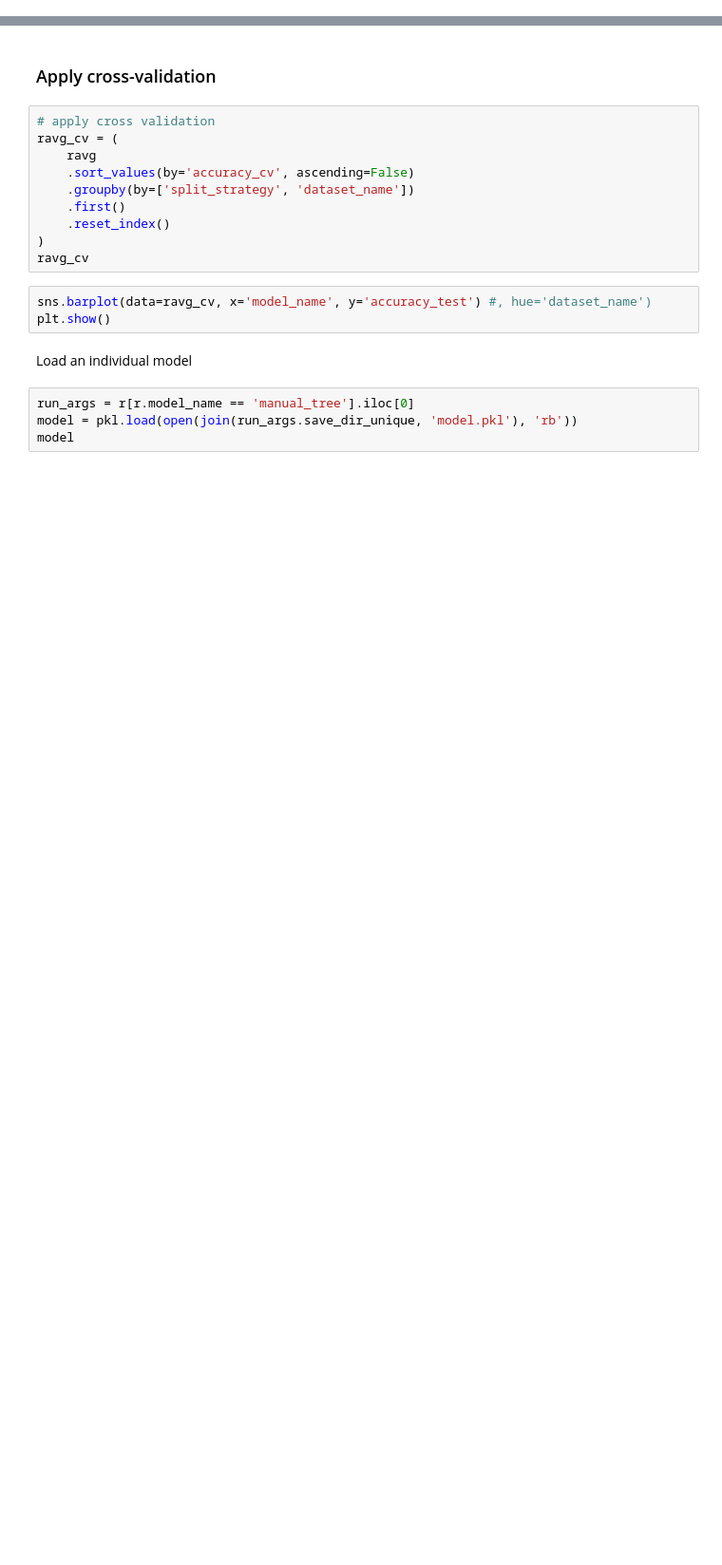
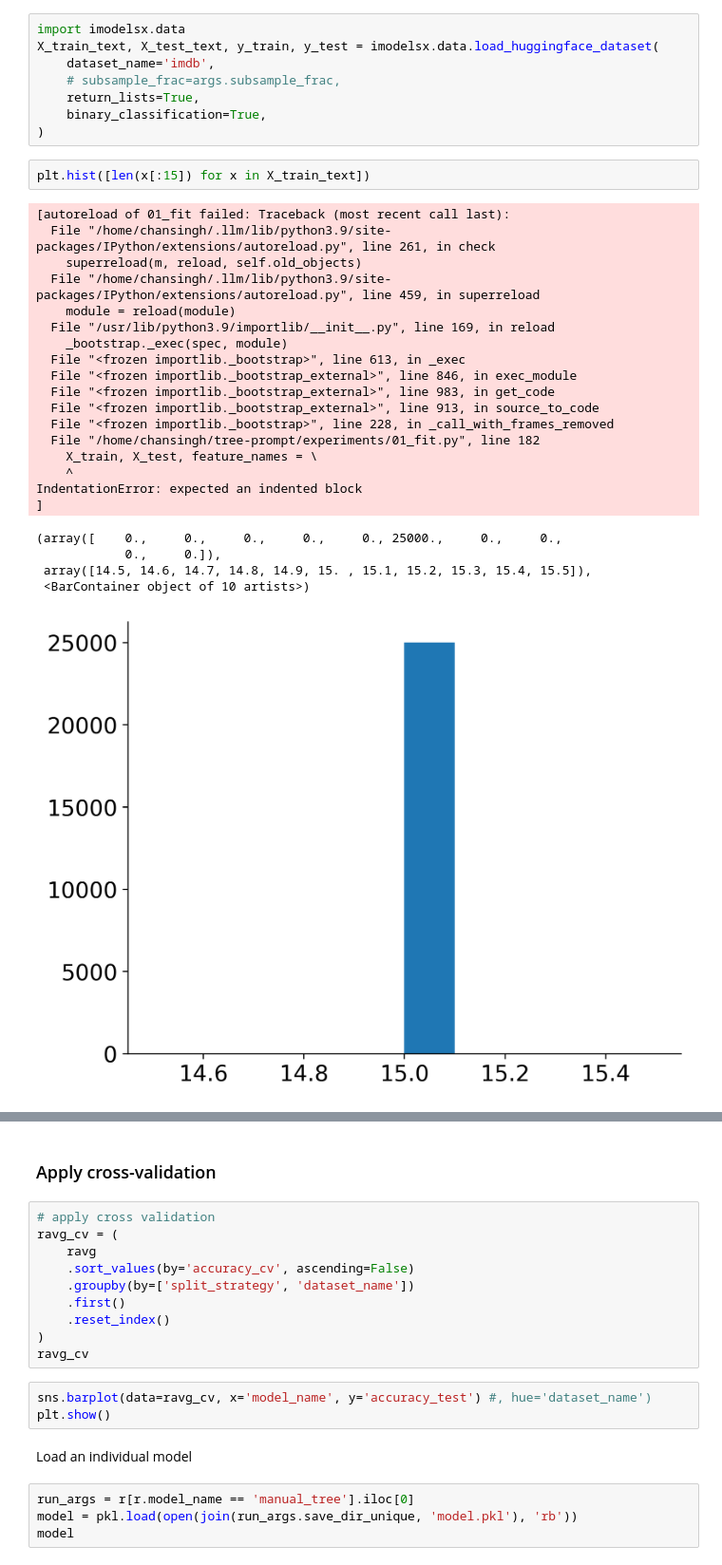
Before and after one commit to csinva/tree-prompt, a Jupyter notebook: notebooks/01_model_results.ipynb, the cells around one changed output, grey strips where cells are left out. Shown at 95% size. Drawn from its saved outputs; the diff is of its cells as text; blank space fills up the shorter version.

```diff
--- a/notebooks/01_model_results.ipynb
+++ b/notebooks/01_model_results.ipynb
@@ -48,6 +49,39 @@ ravg = (
 #         [['dataset_name', 'model_name', 'num_prompts', 'prompt_source', 'verbalizer_num', 'roc_auc_test']]
 #         .round(3)
 #     )
+# %%
+import imodelsx.data
+X_train_text, X_test_text, y_train, y_test = imodelsx.data.load_huggingface_dataset(
+    dataset_name='imdb',
+    # subsample_frac=args.subsample_frac,
+    return_lists=True,
+    binary_classification=True,
+)
+# %%
+plt.hist([len(x[:15]) for x in X_train_text])
+# %% [output]
+[autoreload of 01_fit failed: Traceback (most recent call last):
+  File "/home/chansingh/.llm/lib/python3.9/site-packages/IPython/extensions/autoreload.py", line 261, in check
+    superreload(m, reload, self.old_objects)
+  File "/home/chansingh/.llm/lib/python3.9/site-packages/IPython/extensions/autoreload.py", line 459, in superreload
+    module = reload(module)
+  File "/usr/lib/python3.9/importlib/__init__.py", line 169, in reload
+    _bootstrap._exec(spec, module)
+  File "<frozen importlib._bootstrap>", line 613, in _exec
+  File "<frozen importlib._bootstrap_external>", line 846, in exec_module
+  File "<frozen importlib._bootstrap_external>", line 983, in get_code
+  File "<frozen importlib._bootstrap_external>", line 913, in source_to_code
+  File "<frozen importlib._bootstrap>", line 228, in _call_with_frames_removed
+  File "/home/chansingh/tree-prompt/experiments/01_fit.py", line 182
+    X_train, X_test, feature_names = \
+    ^
+IndentationError: expected an indented block
+]
+(array([    0.,     0.,     0.,     0.,     0., 25000.,     0.,     0.,
+            0.,     0.]),
+ array([14.5, 14.6, 14.7, 14.8, 14.9, 15. , 15.1, 15.2, 15.3, 15.4, 15.5]),
+ <BarContainer object of 10 artists>)
+[figure, added]
 # %%
 for checkpoint in r['checkpoint'].unique():
     for prompt_source in r['prompt_source'].unique():
```
Also changed, not shown: parts of 2 cells of this notebook, 3 other files.
